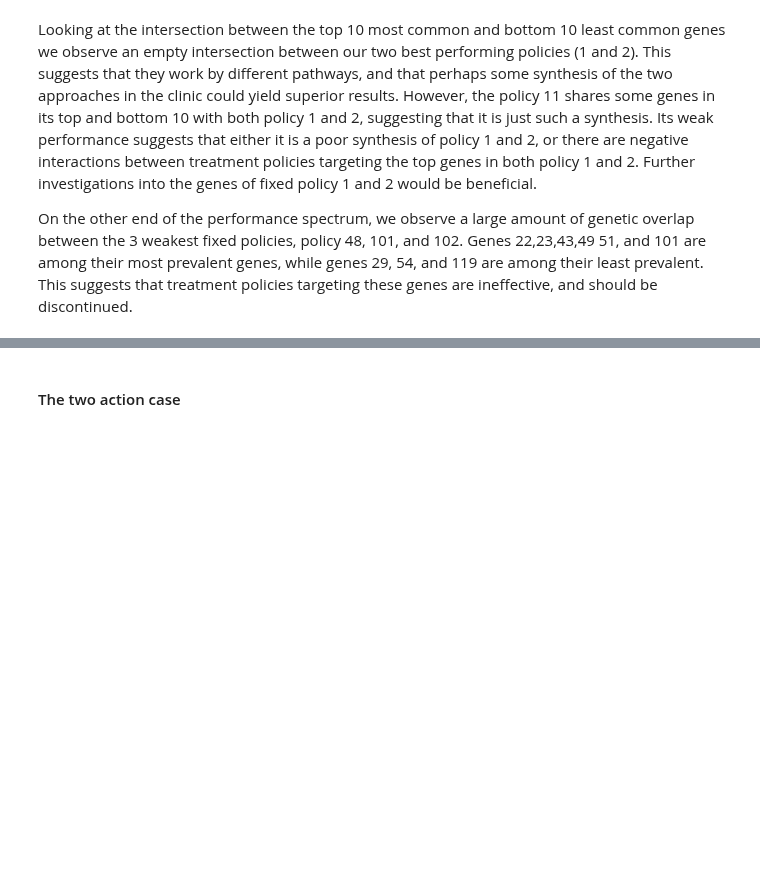
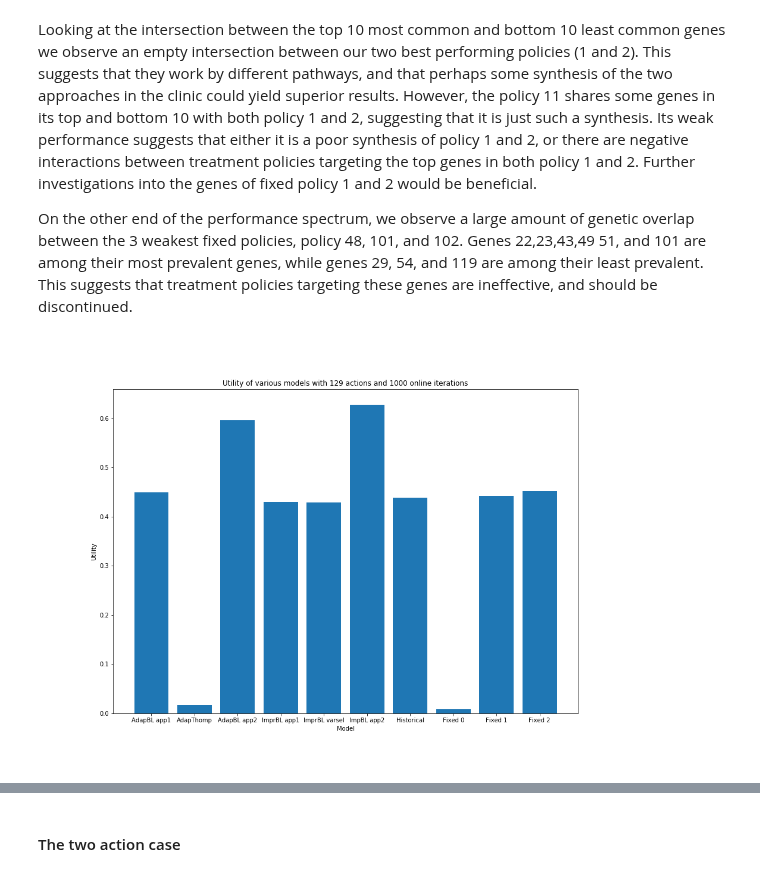
Before and after one commit to chriklev/ml-society-science, a Jupyter notebook: src/project-2/Project2_INSTK5000_master.ipynb, the cells around one changed output, grey strips where cells are left out. Drawn from its saved outputs; the diff is of its cells as text; code cells hidden in the pictures; blank space fills up the shorter version.

```diff
--- a/src/project-2/Project2_INSTK5000_master.ipynb
+++ b/src/project-2/Project2_INSTK5000_master.ipynb
@@ -1179,0 +1182,4 @@ On the other end of the performance spectrum, we observe a large amount of genet
+# %%
+display(Image(filename="img/final_129_plot.png", width = 600))
+# %% [output]
+[figure, added]
```
Also changed, not shown: parts of 13 cells of this notebook.
